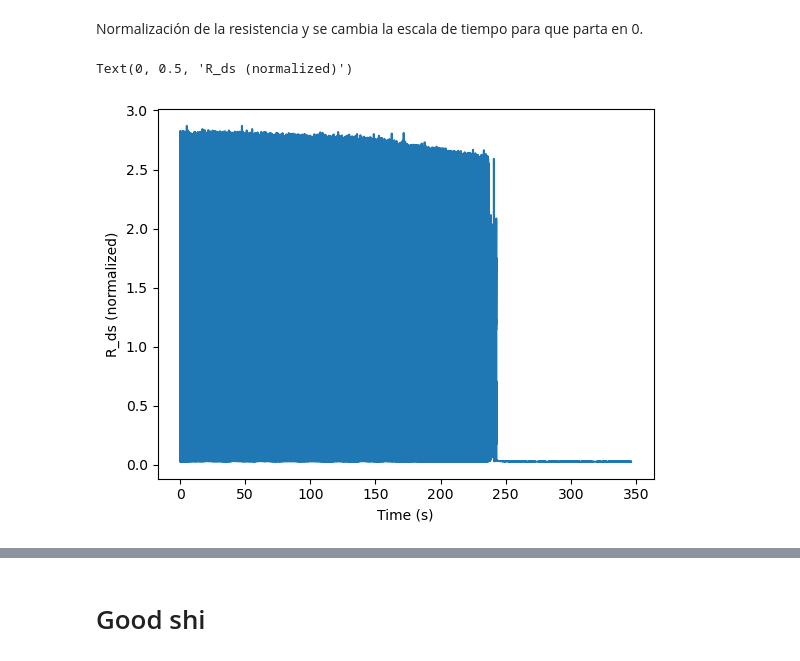
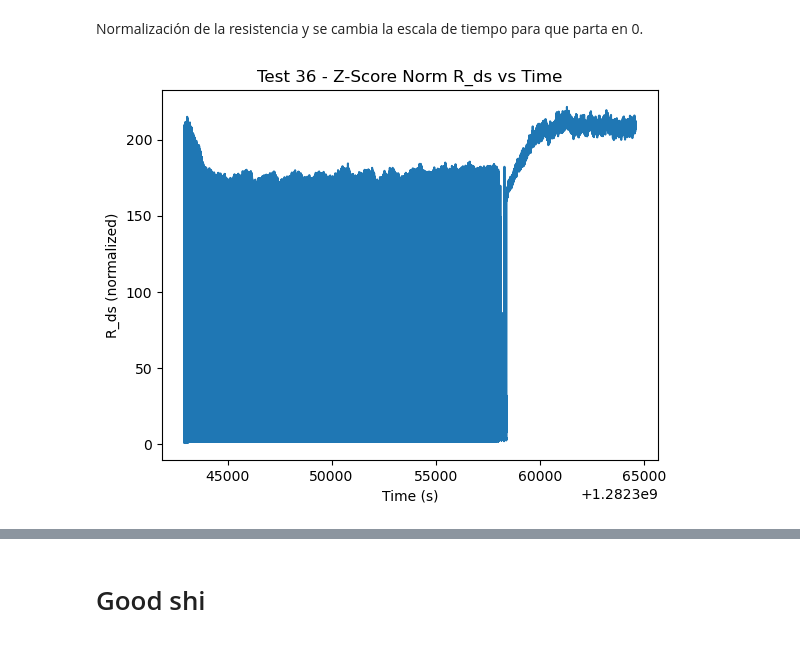
Before and after one commit to JoseUfre/Proyecto-Monitoreo-de-Condicion-2025-1, a Jupyter notebook: Test.ipynb, the cells around one changed output, grey strips where cells are left out. Cells and saved outputs as stored; diff of their text form; code cells hidden in the pictures.

```diff
--- a/Test.ipynb
+++ b/Test.ipynb
@@ -88,13 +88,15 @@ for experiment in efective_experiments:
 
         ds_voltage_n = measure.timeDomain.drainSourceVoltage
         ds_voltage.append(ds_voltage_n)
-
+        temperature_n = measure.timeDomain.flangeTemperature
+        temperature.append(temperature_n)
     # Aqui hago dataframe de pandas para filtrar los datos.
     # Filtro solo la corriente y voltajes que se encuentran en los intervalos de tiempo donde gateState == 1.
 
 
         # Leer Temperatura
-    df = pd.DataFrame({'time': time, 'drain_current': drain_current, 'ds_voltage': ds_voltage })
+    df = pd.DataFrame({'time': time, 'drain_current': drain_current, 'ds_voltage': ds_voltage , 'temperature': temperature})
+    #df['time'] = pd.to_datetime(df['time'], unit='s')
     #dfs = [df[(df["time"] >= start) & (df["time"] <= end)] for start, end in time_open]
     #filtered_df = pd.concat(dfs).sort_index()
     filtered_df = df
@@ -114,26 +116,29 @@ Tiempo abierto: [(1282342938.978, 1282342942.578), (1282342943.009, 1282342947.0
 Normalización de la resistencia y se cambia la escala de tiempo para que parta en 0.
 # %%
 filtered_df["R_ds"] = filtered_df["ds_voltage"] / filtered_df["drain_current"]
-R_init = filtered_df["R_ds"].iloc[0]
 R_mean = filtered_df["R_ds"].mean()
+R_std = filtered_df["R_ds"].std()
 time_init = filtered_df["time"].iloc[0]
-
 # Aqui se cambia la referencia del tiempo para que parta en 0.
 # Normalizo la resistencia según lo que encontré en google, pero debe estar malo.
 
-filtered_df["time"] = filtered_df["time"].apply(lambda x: (x - time_init)/60)
-filtered_df["R_ds"] = filtered_df["R_ds"].apply(lambda x: x - R_mean)
-filtered_df["R_ds"] = filtered_df["R_ds"].apply(lambda x: x/ R_mean)
+#filtered_df["time"] = filtered_df["time"].apply(lambda x: (x - time_init)/60)
+#filtered_df["R_ds"] = filtered_df["R_ds"].apply(lambda x: (x - R_mean)/R_std)
+#R_init = filtered_df["R_ds"].iloc[0]
+#filtered_df["R_ds"] = filtered_df["R_ds"].apply(lambda x: (x - R_init))
+
 plt.plot(filtered_df["time"], filtered_df["R_ds"])
 
 
 # Apply gaussian filter to the data
 from scipy.ndimage import gaussian_filter1d
 
-filtered_df["R_ds"] = gaussian_filter1d(filtered_df["R_ds"], sigma=100)
-plt.plot(filtered_df["time"], filtered_df["Rds"])
+#filtered_df["R_ds"] = gaussian_filter1d(filtered_df["R_ds"], sigma=100)
+#plt.plot(filtered_df["time"], filtered_df["R_ds"])
 plt.xlabel("Time (s)")
 plt.ylabel("R_ds (normalized)")
+
+plt.title(f"Test {experiment} - Z-Score Norm R_ds vs Time")
+plt.show()
 # %% [output]
-Text(0, 0.5, 'R_ds (normalized)')
-[figure, old version]
+[figure, new version]
```
Also changed, not shown: parts of 9 cells of this notebook.
